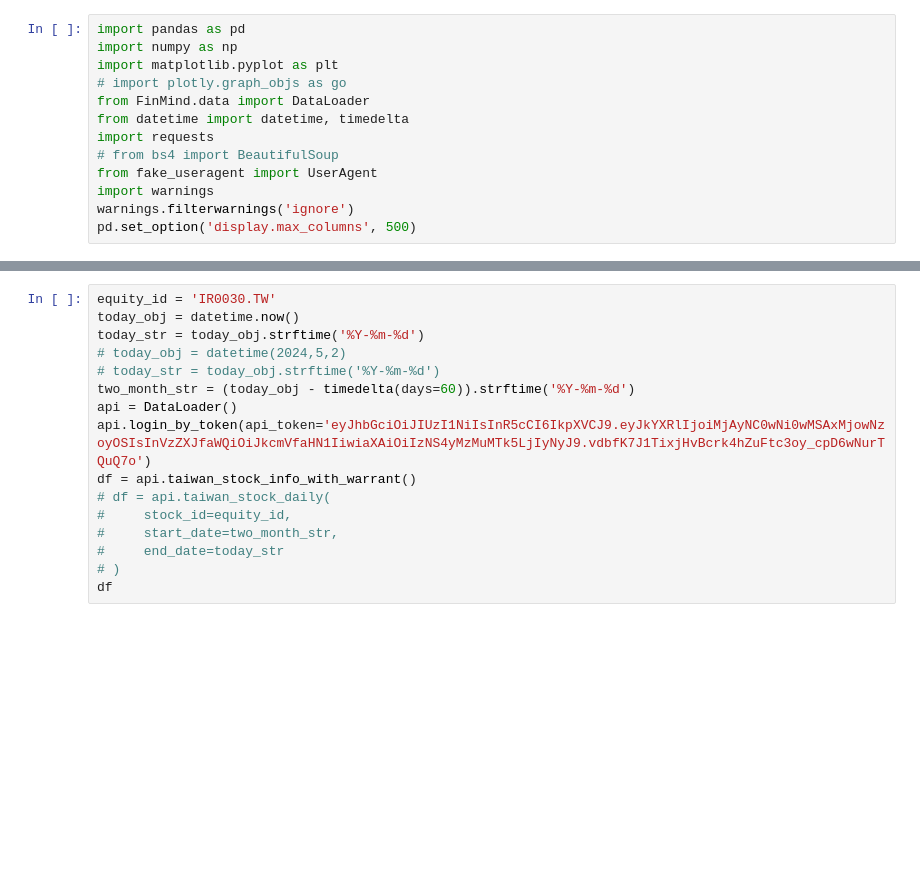
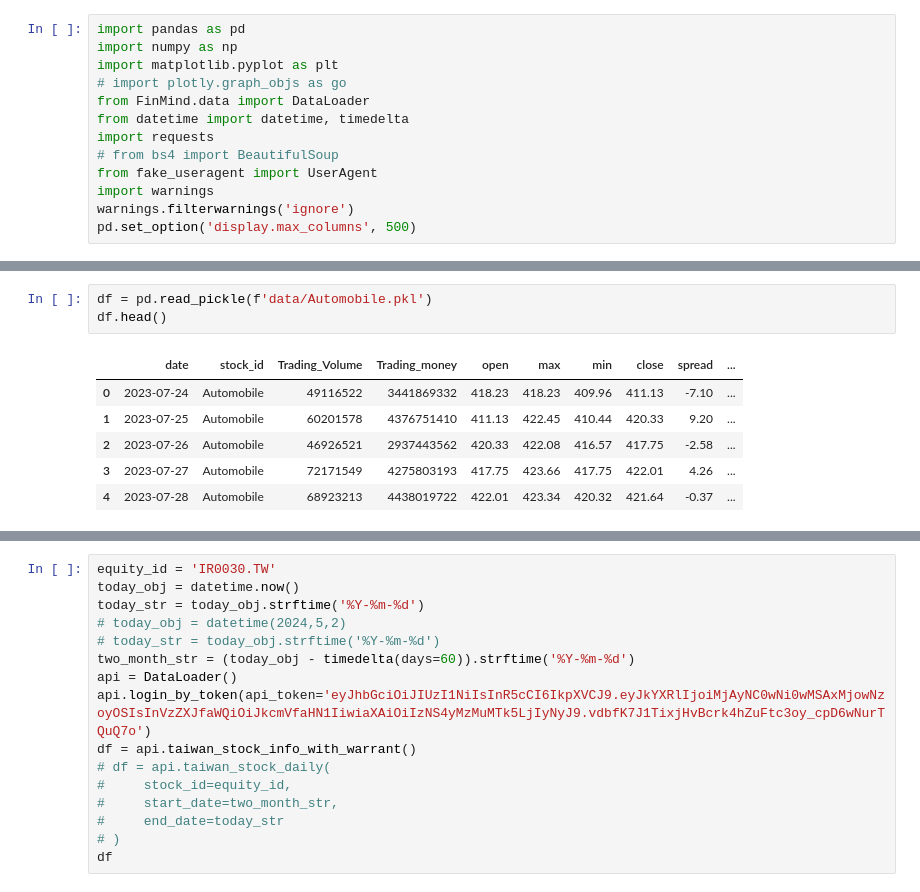
Before and after one commit to dreyhsu/TWSectorScreener, a Jupyter notebook: finmind_test.ipynb, the cells around one changed output, grey strips where cells are left out. Drawn from its saved outputs; the diff is of its cells as text; blank space fills up the shorter version.

```diff
--- a/finmind_test.ipynb
+++ b/finmind_test.ipynb
@@ -48,0 +96,10 @@ df.tail()
+# %%
+df = pd.read_pickle(f'data/Automobile.pkl')
+df.head()
+# %% [output]
+|  | date | stock_id | Trading_Volume | Trading_money | open | max | min | close | spread | ... |
+| 0 | 2023-07-24 | Automobile | 49116522 | 3441869332 | 418.23 | 418.23 | 409.96 | 411.13 | -7.10 | ... |
+| 1 | 2023-07-25 | Automobile | 60201578 | 4376751410 | 411.13 | 422.45 | 410.44 | 420.33 | 9.20 | ... |
+| 2 | 2023-07-26 | Automobile | 46926521 | 2937443562 | 420.33 | 422.08 | 416.57 | 417.75 | -2.58 | ... |
+| 3 | 2023-07-27 | Automobile | 72171549 | 4275803193 | 417.75 | 423.66 | 417.75 | 422.01 | 4.26 | ... |
+| 4 | 2023-07-28 | Automobile | 68923213 | 4438019722 | 422.01 | 423.34 | 420.32 | 421.64 | -0.37 | ... |
```
Also changed, not shown: parts of 10 cells of this notebook.
